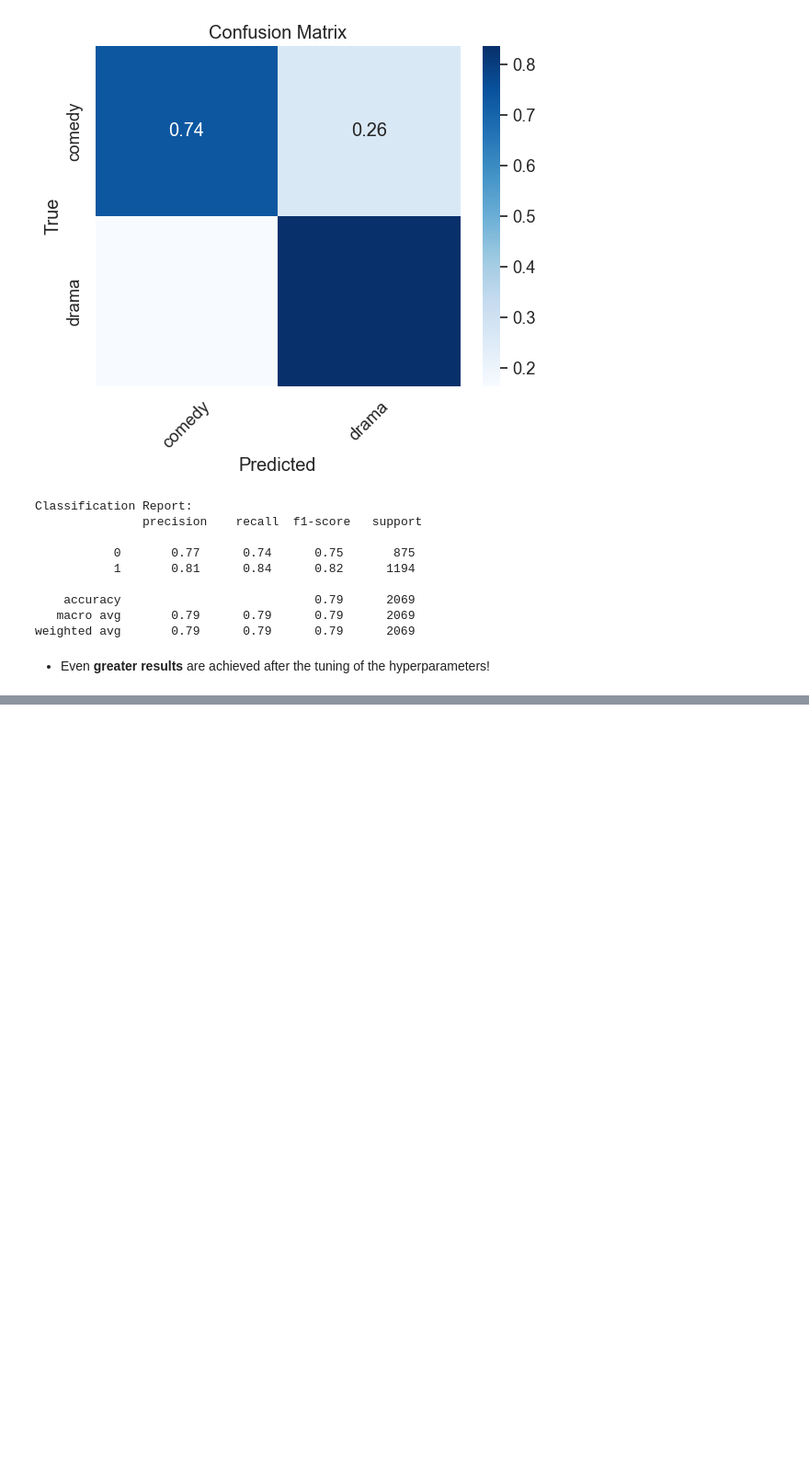
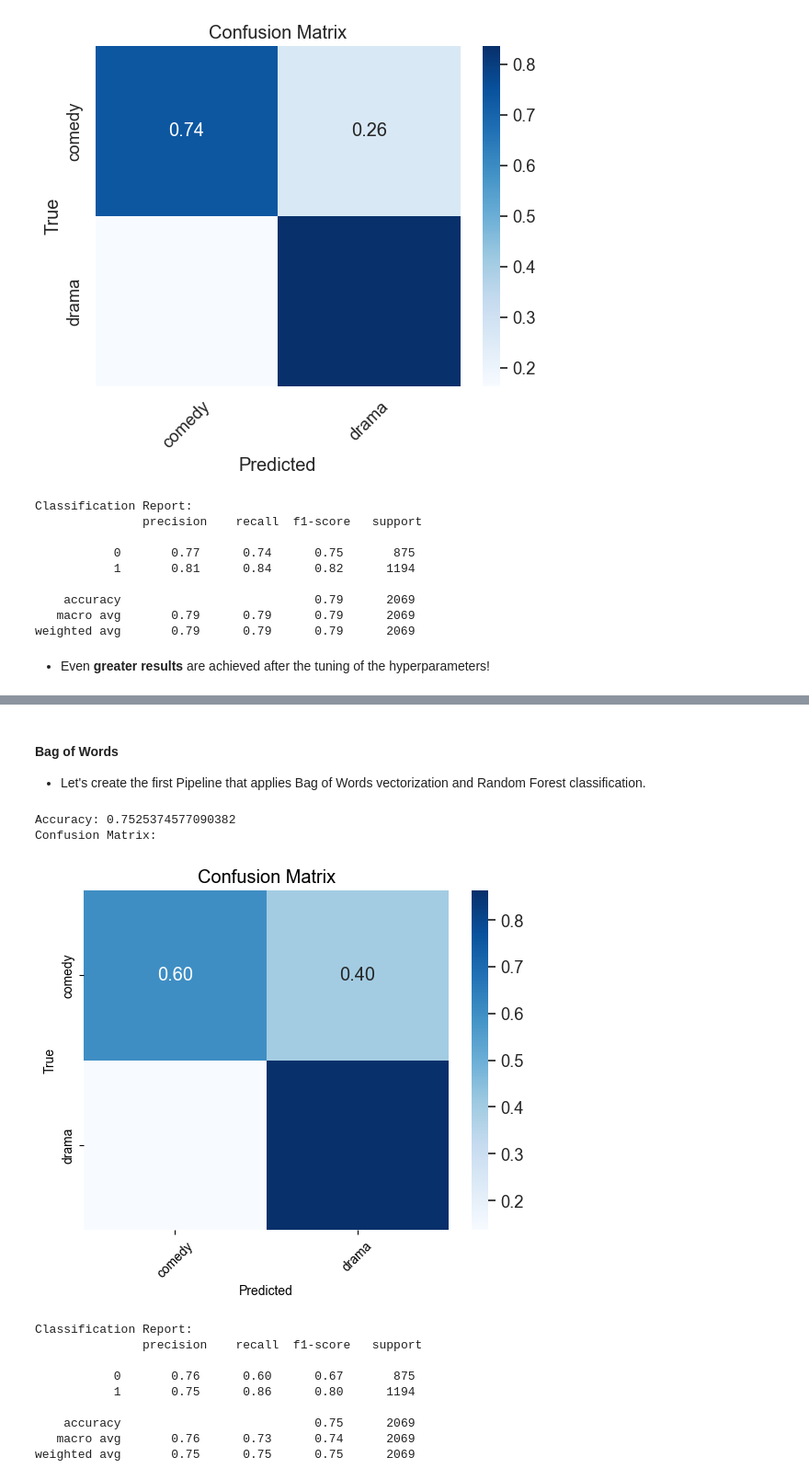
Before and after one commit to giorgossideris/movie_plots_nlp, a Jupyter notebook: genre_classification.ipynb, the cells around one changed output, grey strips where cells are left out. Shown: that part at 92% size. Cells and saved outputs as stored; diff of their text form; code cells hidden in the pictures; blank space fills up the shorter version.

Commit message:
Create Random-Forest-based classification pipelines
No good results were produced using Random Forests.

```diff
--- a/genre_classification.ipynb
+++ b/genre_classification.ipynb
@@ -717,0 +732,19 @@ weighted avg       0.79      0.79      0.79      2069
+# %% [markdown]
+#### Bag of Words
+* Let's create the first Pipeline that applies Bag of Words vectorization and Random Forest classification.
+# %%
+bow_rf_classifier = perform_simple_text_classification(bow_vectorizer, RandomForestClassifier(), resampled_cleaned_X_train,
+                                                       cleaned_X_test,  resampled_y_train, y_test)
+# %% [output]
+Accuracy: 0.7525374577090382
+Confusion Matrix:
+[figure, added]
+Classification Report:
+               precision    recall  f1-score   support
+
+           0       0.76      0.60      0.67       875
+           1       0.75      0.86      0.80      1194
+
+    accuracy                           0.75      2069
+   macro avg       0.76      0.73      0.74      2069
+weighted avg       0.75      0.75      0.75      2069
```
Also changed, not shown: parts of 12 cells of this notebook.
